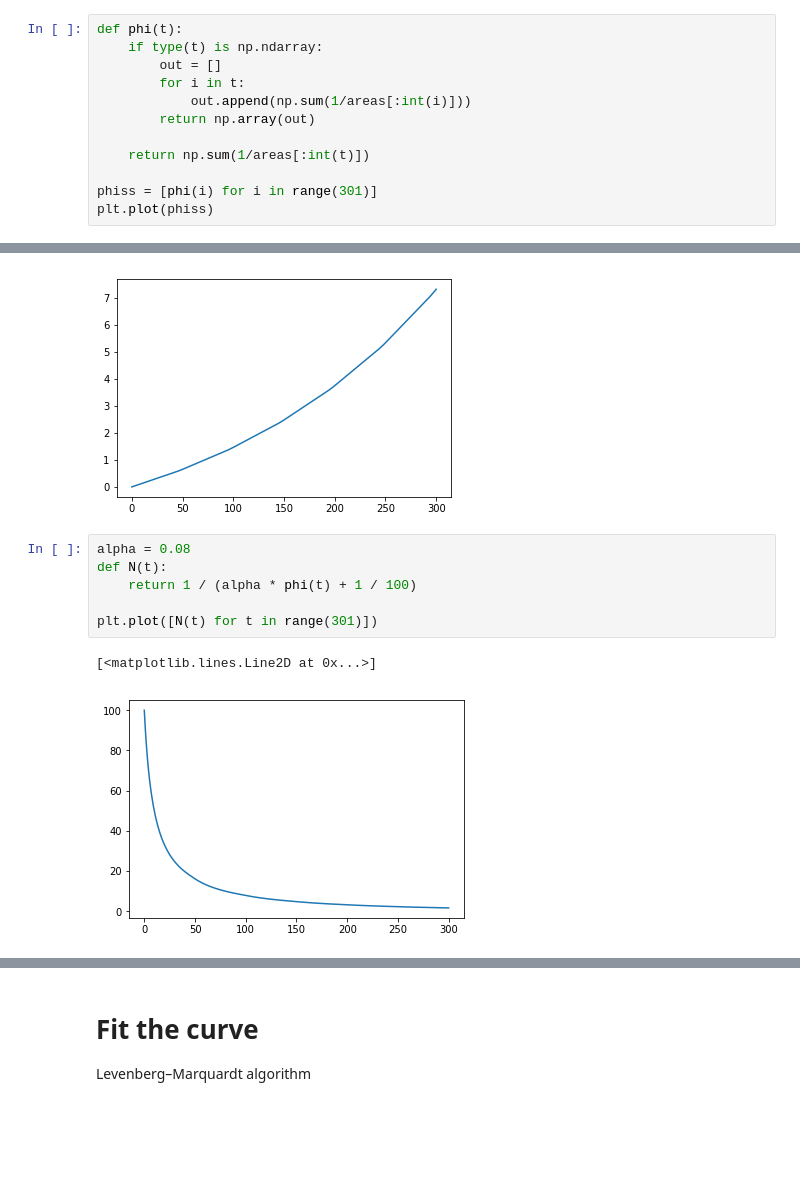
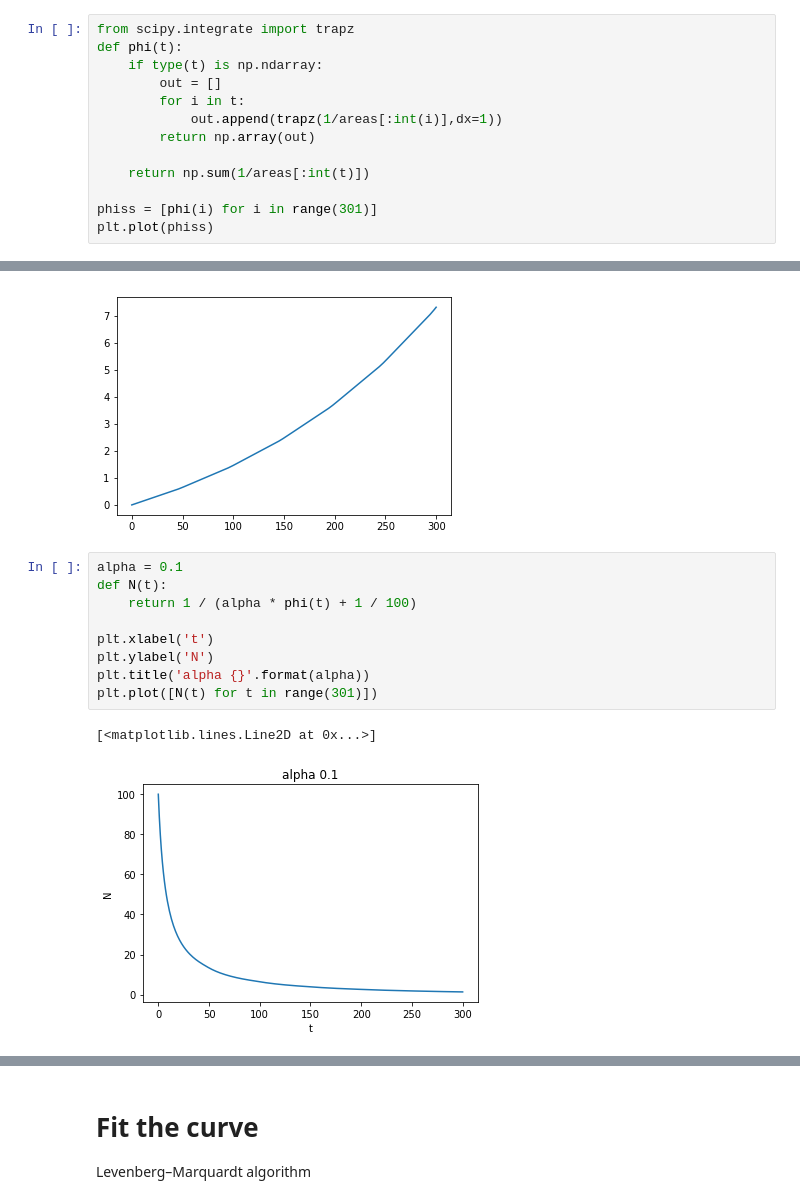
Before and after one commit to barnrang/Tokyo-tech-Exp, a Jupyter notebook: PUBG/Population Sim.ipynb, the cells around one changed output, grey strips where cells are left out. Saved outputs shown, nothing was run; the diff lists cells and outputs as text; blank space fills up the shorter version.

Commit message:
add alpha analyse

```diff
--- a/PUBG/Population Sim.ipynb
+++ b/PUBG/Population Sim.ipynb
@@ -69,11 +71,12 @@ def Area(t):
 
     return current_area
 # %%
+from scipy.integrate import trapz
 def phi(t):
     if type(t) is np.ndarray:
         out = []
         for i in t:
-            out.append(np.sum(1/areas[:int(i)]))
+            out.append(trapz(1/areas[:int(i)],dx=1))
         return np.array(out)
 
     return np.sum(1/areas[:int(t)])
@@ -84,13 +87,16 @@ plt.plot(phiss)
 [<matplotlib.lines.Line2D at 0x...>]
 [figure]
 # %%
-alpha = 0.08
+alpha = 0.1
 def N(t):
     return 1 / (alpha * phi(t) + 1 / 100)
 
+plt.xlabel('t')
+plt.ylabel('N')
+plt.title('alpha {}'.format(alpha))
 plt.plot([N(t) for t in range(301)])
 # %% [output]
 [<matplotlib.lines.Line2D at 0x...>]
-[figure, old version]
+[figure, new version]
 # %%
 ACTOR_NUM = 100
```
Also changed, not shown: parts of 9 cells of this notebook, 3 other files.
